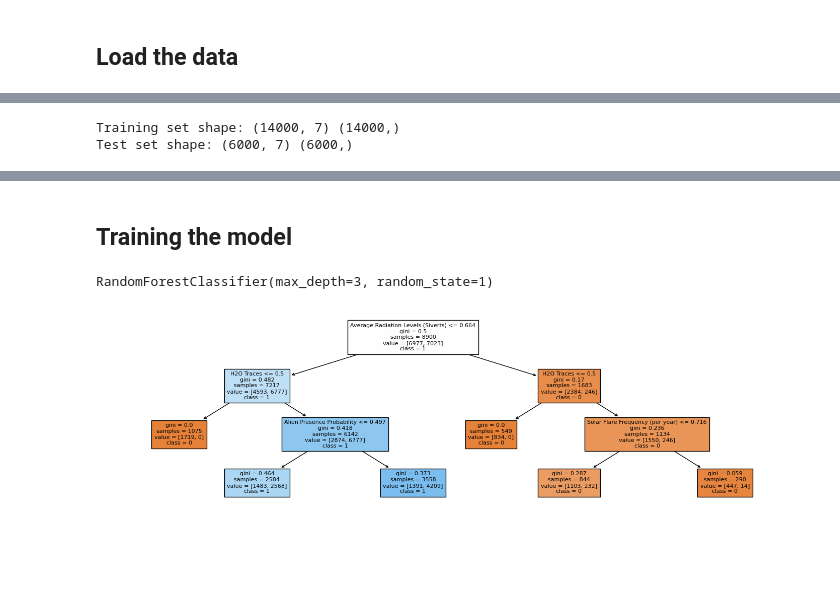
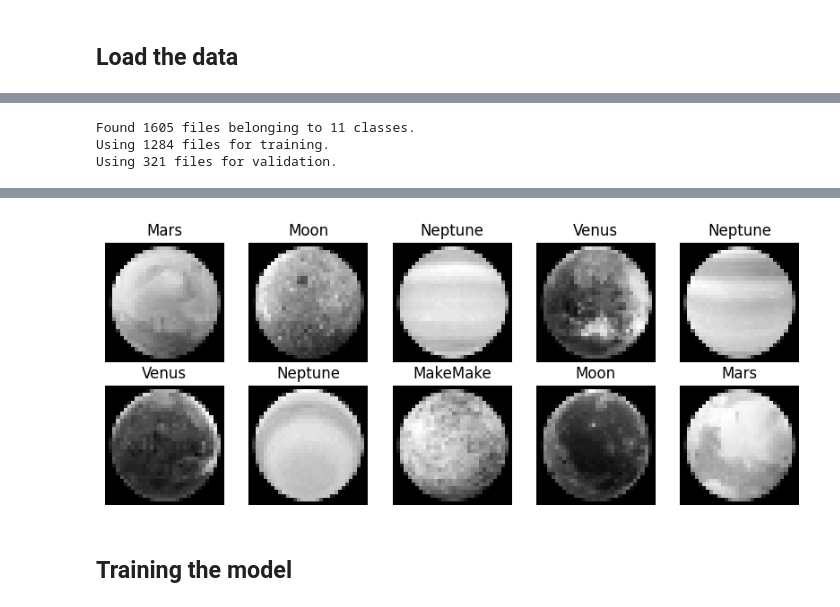
Before and after one commit to swiss-ai-center/a-guide-to-mlops, a Jupyter notebook: notebook.ipynb, the cells around one changed output, grey strips where cells are left out. Cells and saved outputs as stored; diff of their text form; code cells hidden in the pictures; blank space fills up the shorter version.

```diff
--- a/notebook.ipynb
+++ b/notebook.ipynb
@@ -103,13 +94,27 @@ normalized_df.head()
-# %%
-# Split the dataset into features and labels
-X = normalized_df.drop(["Habitability"], axis=1).values
-y = normalized_df["Habitability"].values
-
-# Split the dataset into training and test sets
-X_train, X_test, y_train, y_test = train_test_split(X, y, test_size=0.3)
-
-print("Training set shape:", X_train.shape, y_train.shape)
-print("Test set shape:", X_test.shape, y_test.shape)
-# %% [output]
-Training set shape: (14000, 7) (14000,)
-Test set shape: (6000, 7) (6000,)
+# %%
+ds_train, ds_test = tf.keras.utils.image_dataset_from_directory(
+    "data",
+    labels="inferred",
+    label_mode="int",
+    color_mode="grayscale",
+    batch_size=32,
+    image_size=(32, 32),
+    shuffle=True,
+    seed=seed,
+    validation_split=0.2,
+    subset="both",
+)
+# %% [output]
+Found 1605 files belonging to 11 classes.
+Using 1284 files for training.
+Using 321 files for validation.
+# %%
+# Plot 10 sample images
+plt.figure(figsize=(10, 10))
+for images, label_idxs in ds_train.take(1):
+    for i in range(10):
+        ax = plt.subplot(5, 5, i + 1)
+        plt.imshow(images[i].numpy().astype("uint8"), cmap="gray")
+        plt.title(labels[label_idxs[i].numpy()])
+        plt.axis("off")
+# %% [output]
@@ -116,2 +125,3 @@ Test set shape: (6000, 7) (6000,)
+[figure, added]
 # %% [markdown]
 ## Training the model
@@ -121,13 +127,0 @@ from sklearn.tree import plot_tree
-# %%
-# Train the model
-model = RandomForestClassifier(n_estimators=100, max_depth=3, random_state=1)
-model.fit(X_train, y_train)
-# %% [output]
-RandomForestClassifier(max_depth=3, random_state=1)
-# %%
-# Visualize the decision tree
-plt.figure(figsize=(18, 5))
-plot_tree(model.estimators_[0], feature_names=data_df.columns, class_names=["0", "1", "2"], filled=True, fontsize=8)
-plt.show()
-# %% [output]
-[figure, removed]
```
Also changed, not shown: parts of 28 cells of this notebook, 1 other file.
